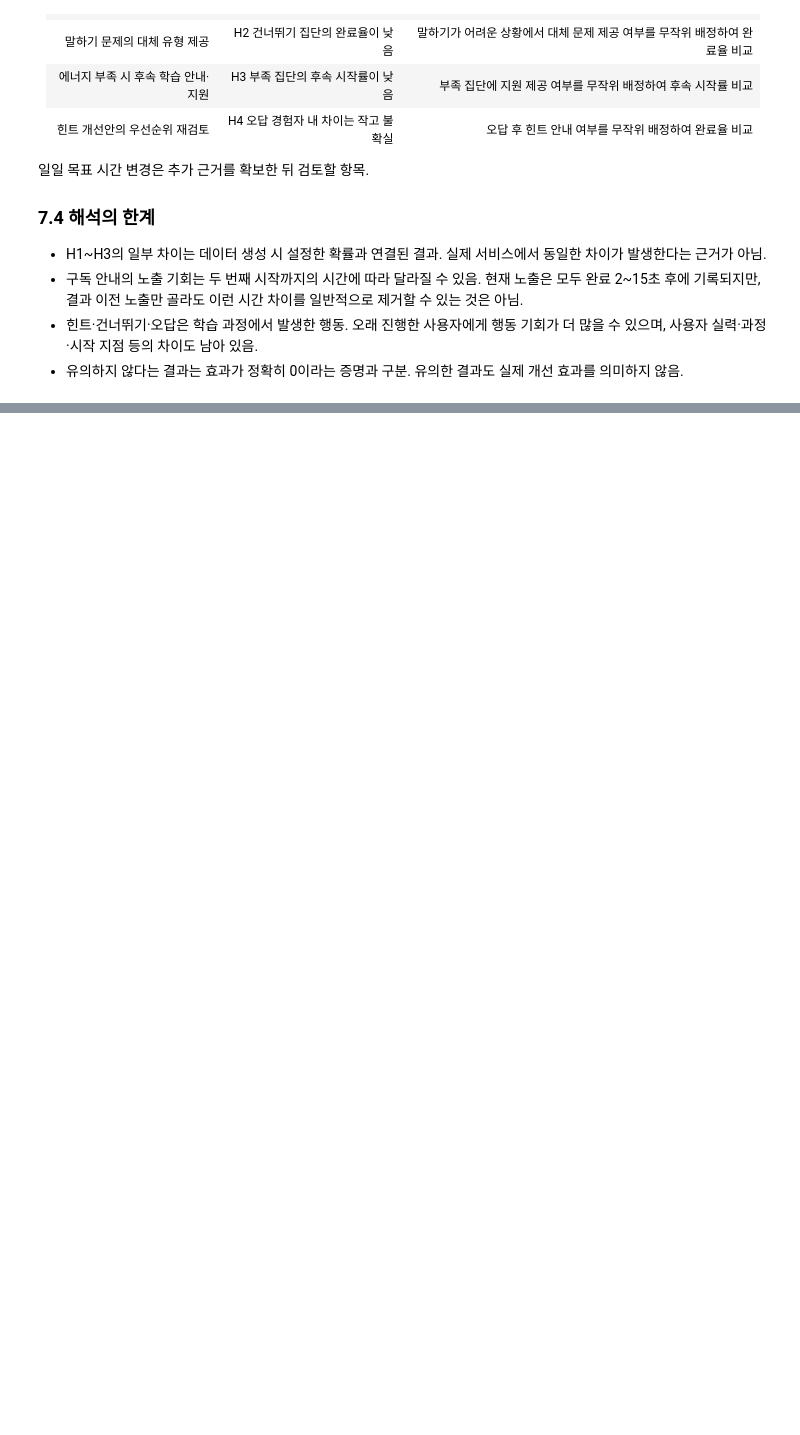
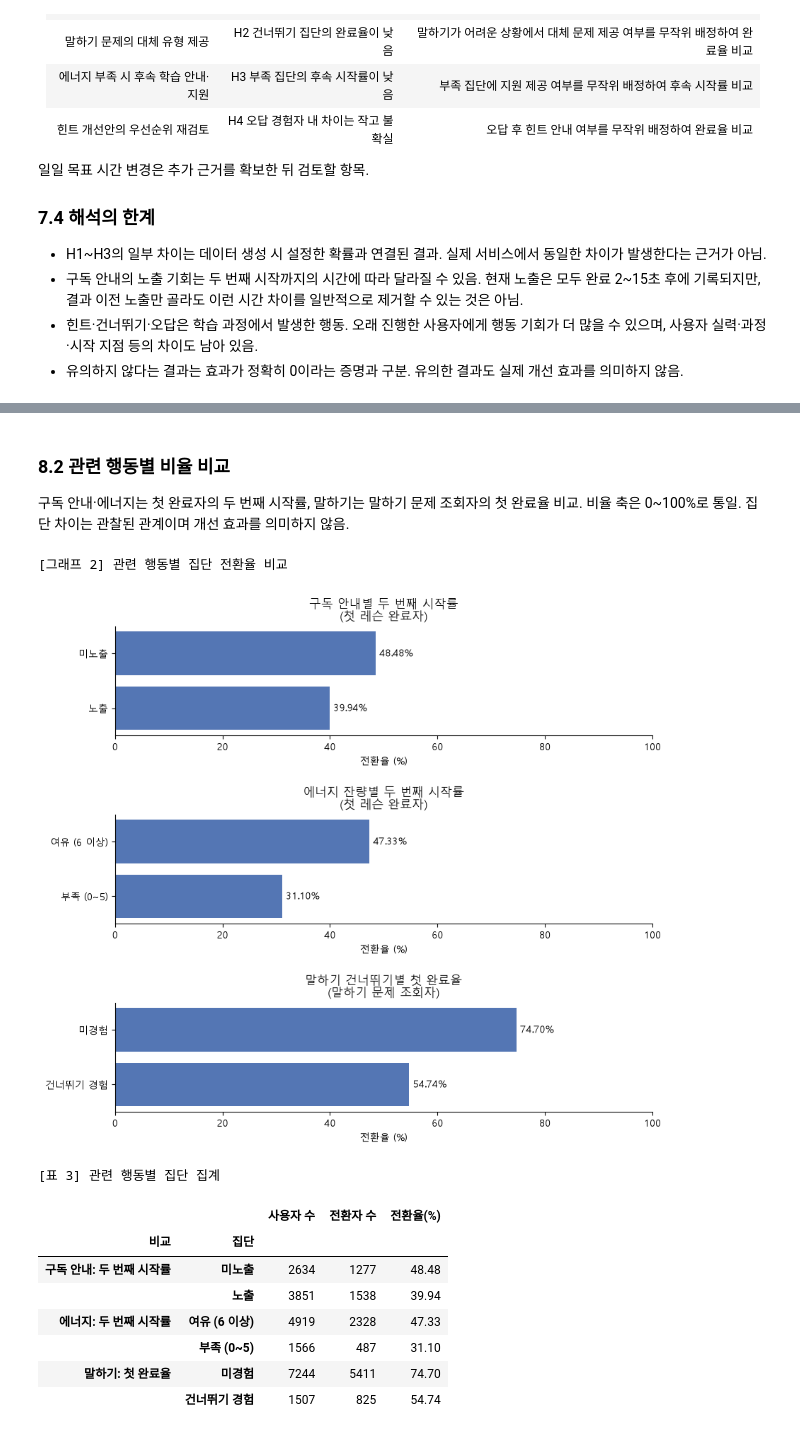
Before and after one commit to leegolem/duolingo-funnel-analysis, a Jupyter notebook: notebooks/05_hypothesis_testing.ipynb, the cells around one changed output, grey strips where cells are left out. Saved outputs shown, nothing was run; the diff lists cells and outputs as text; code cells hidden in the pictures; blank space fills up the shorter version.

```diff
--- a/notebooks/05_hypothesis_testing.ipynb
+++ b/notebooks/05_hypothesis_testing.ipynb
@@ -493,0 +646,63 @@ plt.show()
+# %% [markdown]
+### 8.2 관련 행동별 비율 비교
+
+구독 안내·에너지는 첫 완료자의 두 번째 시작률, 말하기는 말하기 문제 조회자의 첫 완료율 비교.
+비율 축은 0~100%로 통일. 집단 차이는 관찰된 관계이며 개선 효과를 의미하지 않음.
+# %%
+# 그래프 2. 관련 행동별 집단 전환율 비교
+# 구독 안내·에너지: 첫 레슨 완료자의 두 번째 시작률
+# 말하기 건너뛰기: 말하기 문제 조회자의 첫 완료율
+# 같은 비교 안에서 집단 간 비율 차이를 확인하며, 모든 비율 축은 0~100%로 통일
+comparisons = [
+    ("구독 안내별 두 번째 시작률\n(첫 레슨 완료자)", h1_summary),
+    ("에너지 잔량별 두 번째 시작률\n(첫 레슨 완료자)", h3_summary),
+    ("말하기 건너뛰기별 첫 완료율\n(말하기 문제 조회자)", h2_speaking_summary),
+]
+
+print("[그래프 2] 관련 행동별 집단 전환율 비교")
+
+fig, axes = plt.subplots(3, 1, figsize=(9, 8))
+for ax, (title, summary) in zip(axes, comparisons):
+    sns.barplot(
+        x=summary["전환율(%)"],
+        y=summary.index,
+        color="#4472C4",
+        errorbar=None,
+        ax=ax,
+    )
+    ax.bar_label(ax.containers[0], fmt="%.2f%%", padding=4)
+    ax.set(title=title, xlabel="전환율 (%)", ylabel="", xlim=(0, 100))
+
+sns.despine()
+plt.tight_layout(h_pad=2)
+plt.savefig(
+    REPORT_FIGURE_DIR / "02_behavior_comparison.png",
+    dpi=300,
+    bbox_inches="tight",
+)
+plt.show()
+
+
+# 표 3. 관련 행동별 집단 집계
+# 그래프 2의 각 집단에 속한 사용자 수·전환자 수·전환율을 확인
+# 전환자 수는 구독·에너지 비교에서는 두 번째 시작자, 말하기 비교에서는 첫 완료자
+report_behavior = pd.concat(
+    [h1_summary, h3_summary, h2_speaking_summary],
+    keys=["구독 안내: 두 번째 시작률", "에너지: 두 번째 시작률", "말하기: 첫 완료율"],
+    names=["비교", "집단"],
+)
+
+print("[표 3] 관련 행동별 집단 집계")
+display(report_behavior.round(2))
+# %% [output]
+[그래프 2] 관련 행동별 집단 전환율 비교
+[figure, added]
+[표 3] 관련 행동별 집단 집계
+|  |  | 사용자 수 | 전환자 수 | 전환율(%) |
+| 비교 | 집단 |  |  |  |
+| 구독 안내: 두 번째 시작률 | 미노출 | 2634 | 1277 | 48.48 |
+|  | 노출 | 3851 | 1538 | 39.94 |
+| 에너지: 두 번째 시작률 | 여유 (6 이상) | 4919 | 2328 | 47.33 |
+|  | 부족 (0~5) | 1566 | 487 | 31.10 |
+| 말하기: 첫 완료율 | 미경험 | 7244 | 5411 | 74.70 |
+|  | 건너뛰기 경험 | 1507 | 825 | 54.74 |
```
Also changed, not shown: parts of 21 cells of this notebook, 3 other files.
